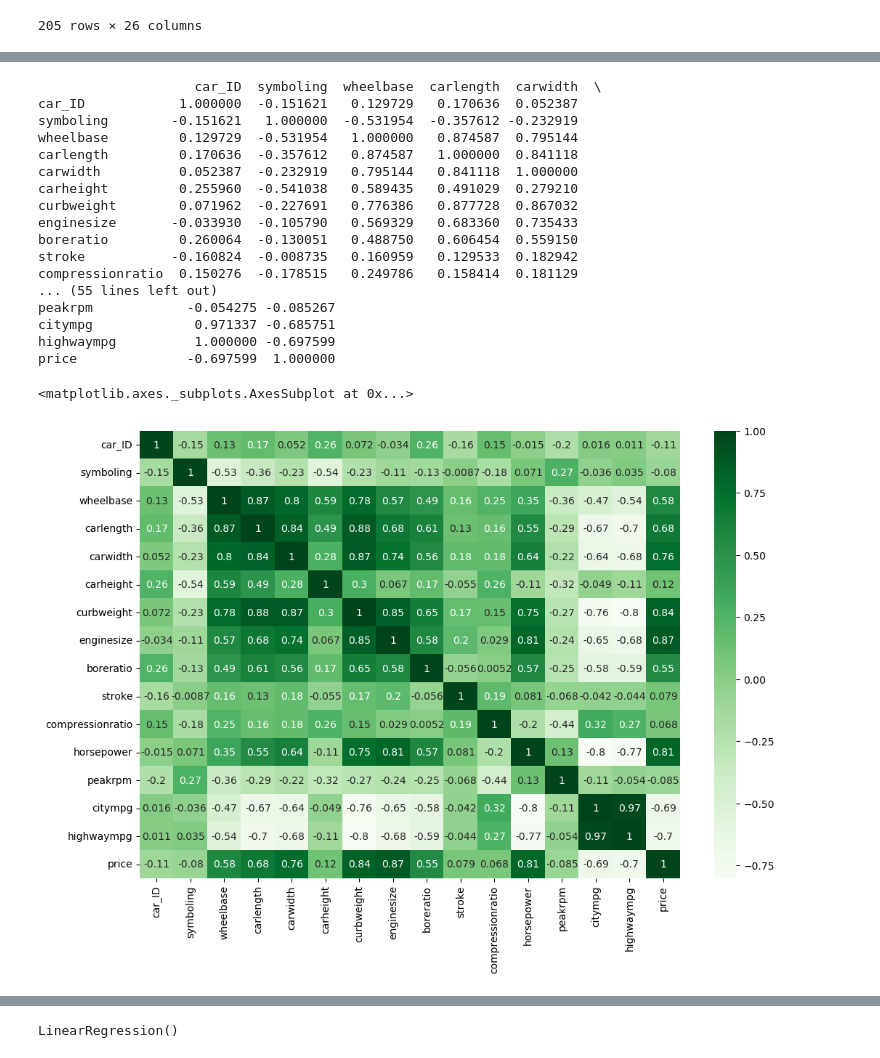
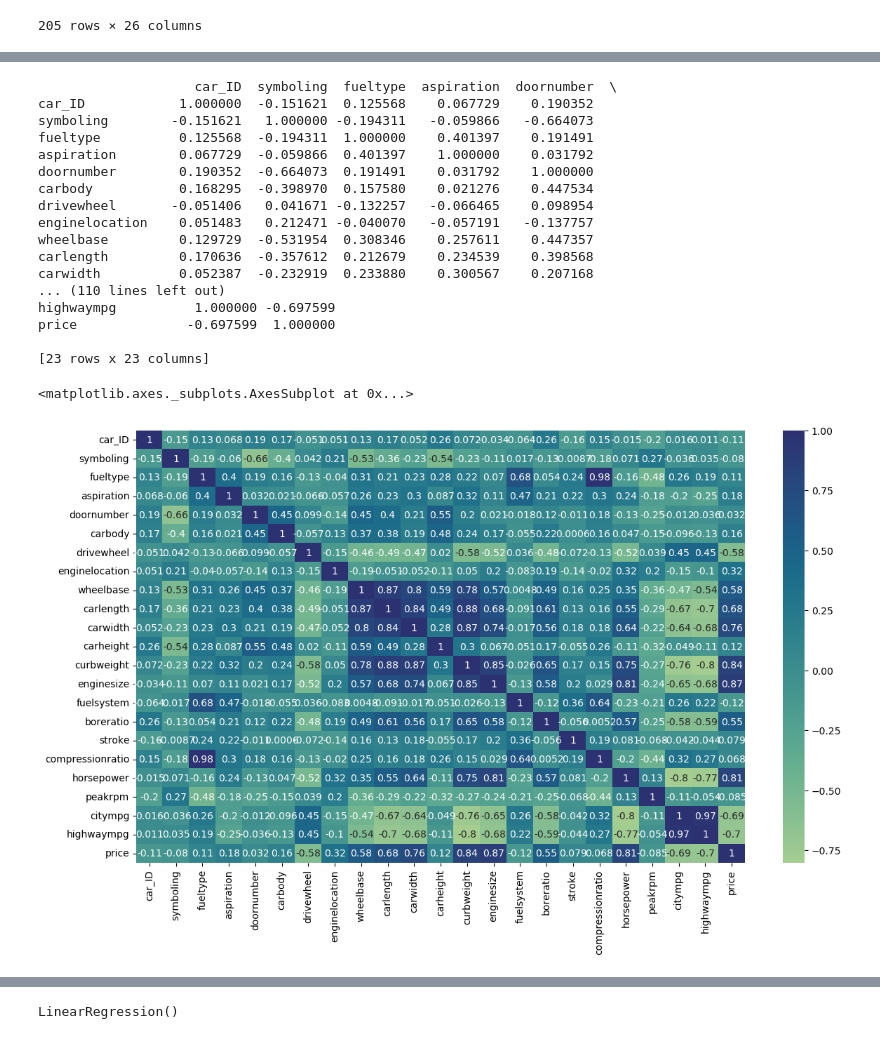
Before and after one commit to Rudra18GTHB/Codes, a Jupyter notebook: WorkShop/ML/Car Price/ML.ipynb, the cells around one changed output, grey strips where cells are left out. Cells and saved outputs as stored; diff of their text form; code cells hidden in the pictures.

Commit message:
Day 4: Added more columns in training data

```diff
--- a/WorkShop/ML/Car Price/ML.ipynb
+++ b/WorkShop/ML/Car Price/ML.ipynb
@@ -33,3 +53,11 @@ df
+# %%
+df["fueltype"].replace({"gas":0,"diesel":1},inplace=True)
+df["aspiration"].replace({"std":0,"turbo":1},inplace=True)
+df["doornumber"].replace({"two":0,"four":1},inplace=True)
+df["carbody"].replace({"convertible":0,"hatchback":1,"sedan":2,"wagon":3,"hardtop":4},inplace=True)
+df["drivewheel"].replace({"rwd":0,"fwd":1,"4wd":2},inplace=True)
+df["enginelocation"].replace({"front":0,"rear":1},inplace=True)
+df["fuelsystem"].replace({'mpfi':0, '2bbl':1, 'mfi':2, '1bbl':3, 'spfi':4, '4bbl':5, 'idi':6, 'spdi':7},inplace=True)
 # %%
 df.info()
 # %% [output]
@@ -70,27 +98,27 @@ df.select_dtypes(include=["int64","float64"])
 corr_matrix = df.corr()
 print(corr_matrix)
 # %% [output]
-                    car_ID  symboling  wheelbase  carlength  carwidth  \
-car_ID            1.000000  -0.151621   0.129729   0.170636  0.052387
-symboling        -0.151621   1.000000  -0.531954  -0.357612 -0.232919
-wheelbase         0.129729  -0.531954   1.000000   0.874587  0.795144
-carlength         0.170636  -0.357612   0.874587   1.000000  0.841118
-carwidth          0.052387  -0.232919   0.795144   0.841118  1.000000
-carheight         0.255960  -0.541038   0.589435   0.491029  0.279210
-curbweight        0.071962  -0.227691   0.776386   0.877728  0.867032
-enginesize       -0.033930  -0.105790   0.569329   0.683360  0.735433
-boreratio         0.260064  -0.130051   0.488750   0.606454  0.559150
-stroke           -0.160824  -0.008735   0.160959   0.129533  0.182942
-compressionratio  0.150276  -0.178515   0.249786   0.158414  0.181129
-... (55 lines left out)
-peakrpm            -0.054275 -0.085267
-citympg             0.971337 -0.685751
+                    car_ID  symboling  fueltype  aspiration  doornumber  \
+car_ID            1.000000  -0.151621  0.125568    0.067729    0.190352
+symboling        -0.151621   1.000000 -0.194311   -0.059866   -0.664073
+fueltype          0.125568  -0.194311  1.000000    0.401397    0.191491
+aspiration        0.067729  -0.059866  0.401397    1.000000    0.031792
+doornumber        0.190352  -0.664073  0.191491    0.031792    1.000000
+carbody           0.168295  -0.398970  0.157580    0.021276    0.447534
+drivewheel       -0.051406   0.041671 -0.132257   -0.066465    0.098954
+enginelocation    0.051483   0.212471 -0.040070   -0.057191   -0.137757
+wheelbase         0.129729  -0.531954  0.308346    0.257611    0.447357
+carlength         0.170636  -0.357612  0.212679    0.234539    0.398568
+carwidth          0.052387  -0.232919  0.233880    0.300567    0.207168
+... (110 lines left out)
 highwaympg          1.000000 -0.697599
 price              -0.697599  1.000000
+
+[23 rows x 23 columns]
 # %%
-plt.figure(figsize=(12,8))
-sns.heatmap(corr_matrix,annot=True,cmap="Greens")
+plt.figure(figsize=(14,8))
+sns.heatmap(corr_matrix,annot=True,cmap="crest")
 # %% [output]
 <matplotlib.axes._subplots.AxesSubplot at 0x...>
-[figure, old version]
+[figure, new version]
 # %%
```
Also changed, not shown: parts of 12 cells of this notebook.
